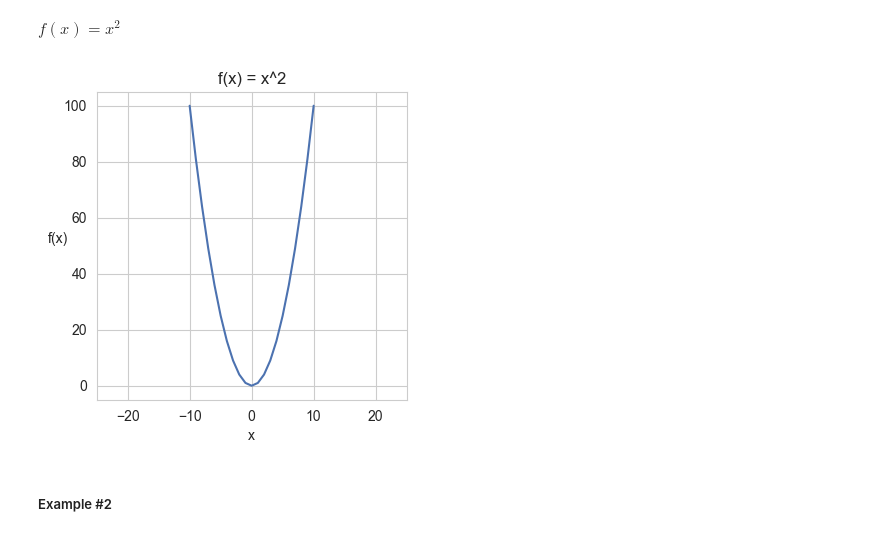
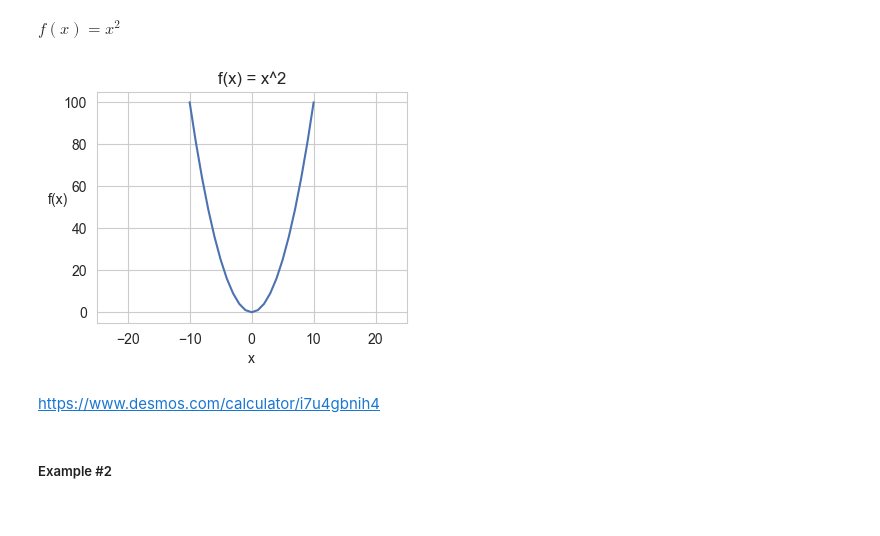
Before and after one commit to dheemanth-bhat/maths-for-ml, a Jupyter notebook: 3_Linear_Algebra/05_Optimization_1-calculus_in_ML.ipynb, the cells around one changed output. Drawn from its saved outputs; the diff is of its cells as text; code cells hidden in the pictures.

```diff
--- a/3_Linear_Algebra/05_Optimization_1-calculus_in_ML.ipynb
+++ b/3_Linear_Algebra/05_Optimization_1-calculus_in_ML.ipynb
@@ -281,18 +294,20 @@ $f(x) = x^2$
 # %%
 x = np.arange(-10, 11, 1)
 y = x**2
 
-plt.figure(figsize=(4, 4))
+plt.figure(figsize=(4, 3))
 sns.lineplot(x=x, y=y)
 plt.title("f(x) = x^2")
 plt.xlabel("x")
 plt.ylabel("f(x)", rotation=0)
 plt.xlim(-25, 25)
 
 # plt.savefig("images/function_continuous_example.png")
 plt.show()
 # %% [output]
-[figure, old version]
+[figure, new version]
+# %% [markdown]
+https://www.desmos.com/calculator/i7u4gbnih4
 # %% [markdown]
 ##### Example #2
 # %% [markdown]
```
Also changed, not shown: parts of 25 cells of this notebook, 8 other files.
